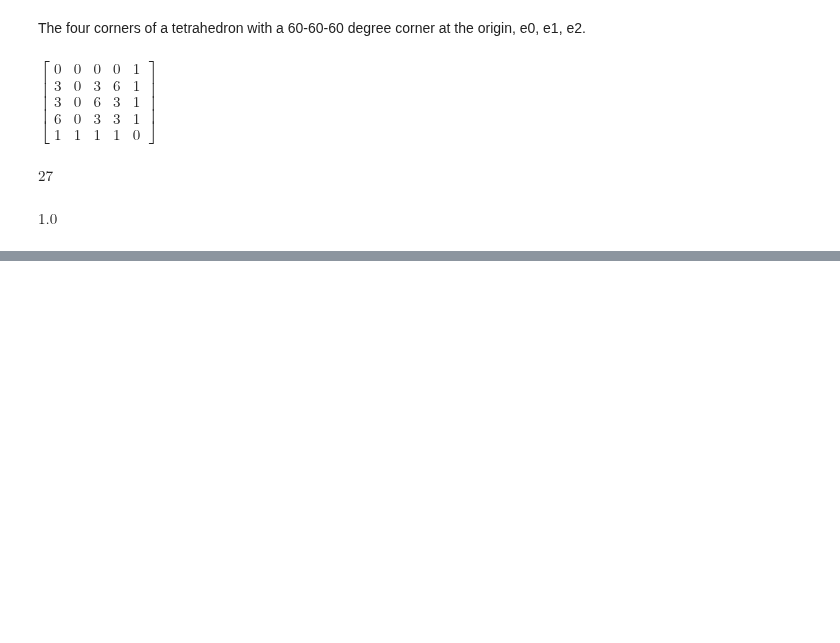
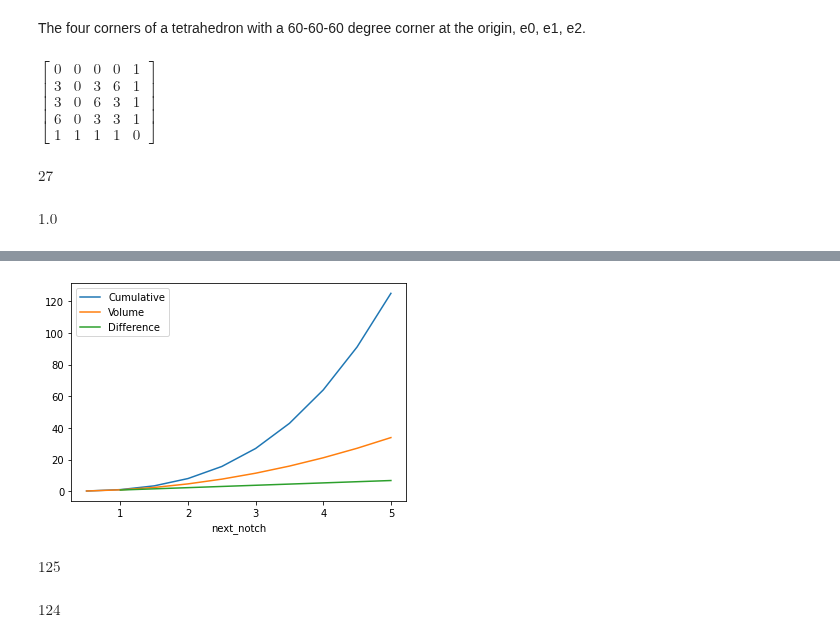
Before and after one commit to 4dsolutions/elite_school, a Jupyter notebook: MartianMath.ipynb, the cells around one changed output, grey strips where cells are left out. Saved outputs shown, nothing was run; the diff lists cells and outputs as text; code cells hidden in the pictures; blank space fills up the shorter version.

Commit message:
frustrums

```diff
--- a/MartianMath.ipynb
+++ b/MartianMath.ipynb
@@ -238,0 +309,3 @@ Now that we have the notion of "tetravolumes" firmly nailed down, we're able to
+# %%
+df["Volume"] = [float(frustrum(df.notch[i], df.next_notch[i])) for i in df.index]
+df
@@ -238,0 +338,2 @@ Now that we have the notion of "tetravolumes" firmly nailed down, we're able to
+# %%
+df["Cumulative"] = df.Volume.cumsum()
@@ -238,0 +355,2 @@ Now that we have the notion of "tetravolumes" firmly nailed down, we're able to
+# %%
+df["Difference"] = df.Volume.diff()
@@ -238,0 +371,2 @@ Now that we have the notion of "tetravolumes" firmly nailed down, we're able to
+# %%
+df["DiffDiff"] = df.Difference.diff()
@@ -238,0 +404,12 @@ Now that we have the notion of "tetravolumes" firmly nailed down, we're able to
+# %%
+df.plot(x="next_notch", y=["Cumulative", "Volume", "Difference"]);
+# %% [output]
+[figure, added]
+# %%
+frustrum(0, 1) + frustrum(1, 5)
+# %% [output]
+$\displaystyle 125$
+# %%
+frustrum(1, 5)
+# %% [output]
+$\displaystyle 124$
```
Also changed, not shown: parts of 17 cells of this notebook.
